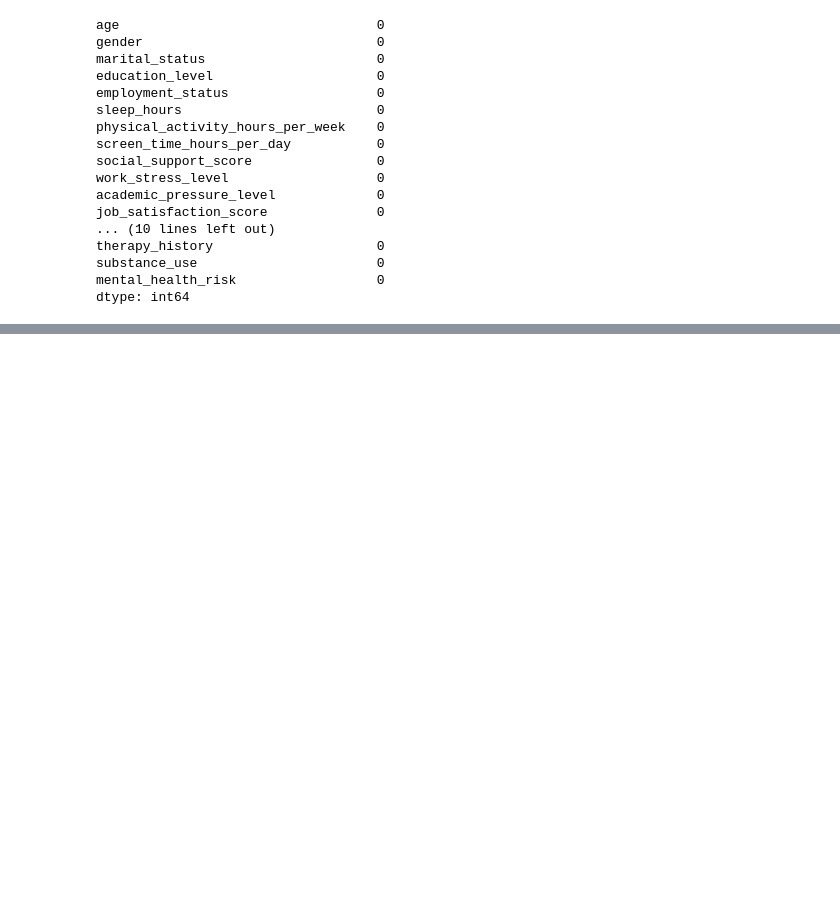
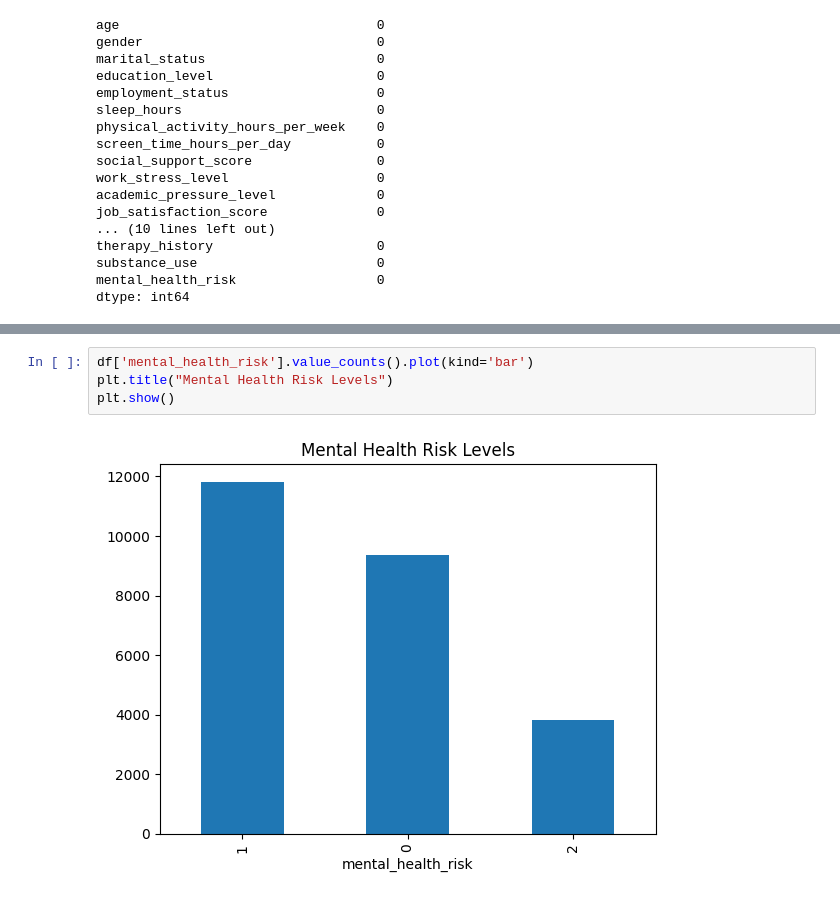
Before and after one commit to JaysonC41/mental_health_risks, a Jupyter notebook: notebooks/mental_health_risks.ipynb, the cells around one changed output, grey strips where cells are left out. Drawn from its saved outputs; the diff is of its cells as text; blank space fills up the shorter version.

```diff
--- a/notebooks/mental_health_risks.ipynb
+++ b/notebooks/mental_health_risks.ipynb
@@ -223,0 +107,6 @@ sns.pairplot(df[['age', 'mental_health_risk']], height=5, aspect = 1.5, diag_kin
+# %%
+df['mental_health_risk'].value_counts().plot(kind='bar')
+plt.title("Mental Health Risk Levels")
+plt.show()
+# %% [output]
+[figure, added]
```
Also changed, not shown: parts of 42 cells of this notebook, 5 other files.
